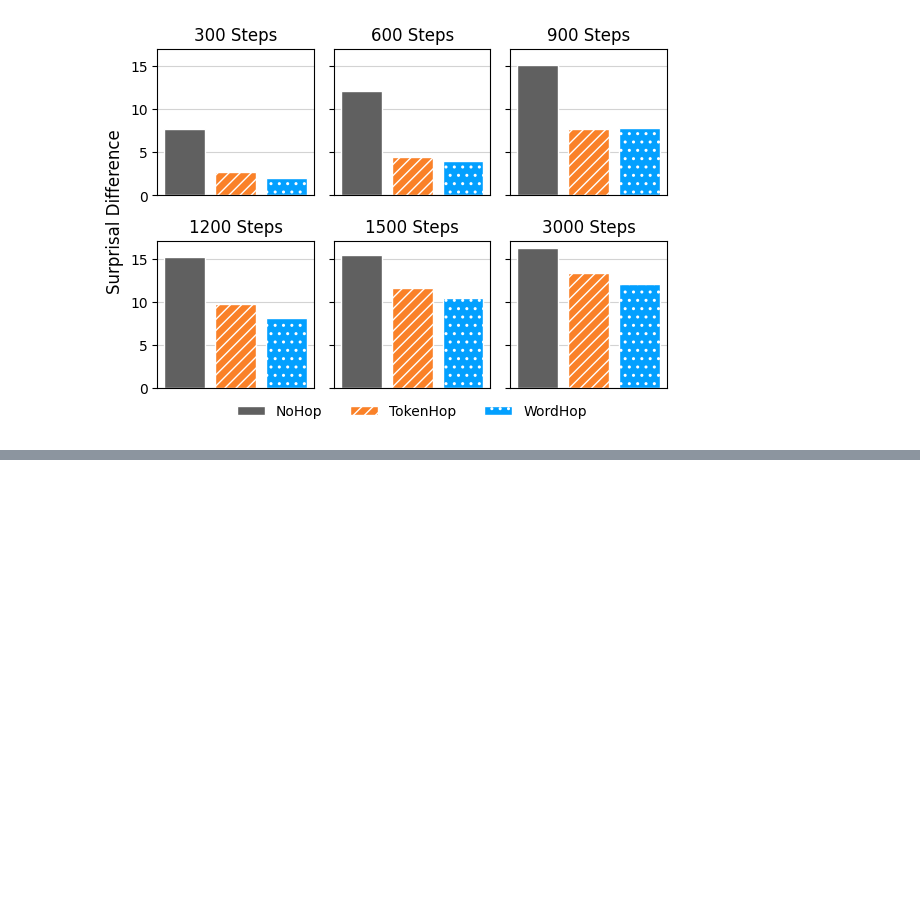
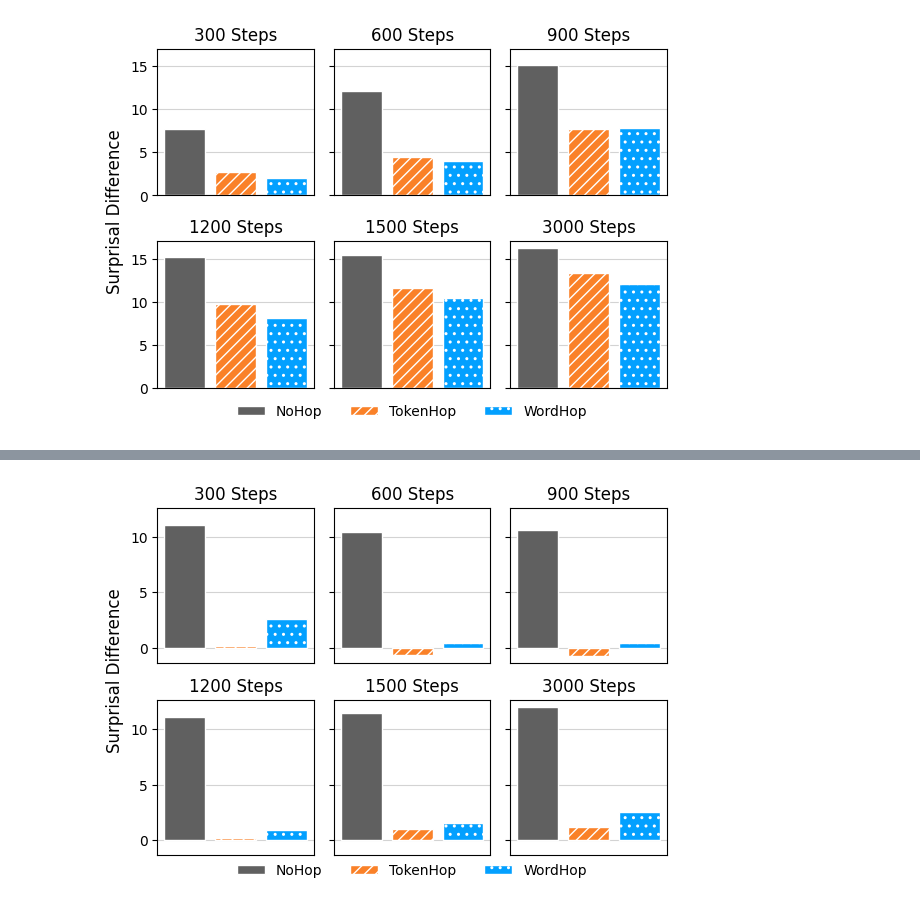
Before and after one commit to jkallini/mission-impossible-language-models, a Jupyter notebook: hop_surprisal/hop_surprisal.ipynb, the cells around one changed output, grey strips where cells are left out. Saved outputs shown, nothing was run; the diff lists cells and outputs as text; code cells hidden in the pictures; blank space fills up the shorter version.

```diff
--- a/hop_surprisal/hop_surprisal.ipynb
+++ b/hop_surprisal/hop_surprisal.ipynb
@@ -128,0 +244,4 @@ plt.savefig(f"figures/hop_surprisals_no_pos_encodings.pdf", format="pdf", bbox_i
+# %%
+plot_surprisal_differences_checkpoints(seeds=[53], checkpoints=CHECKPOINTS, model_type="geom_attn")
+# %% [output]
+[figure, added]
```
Also changed, not shown: parts of 5 cells of this notebook.
